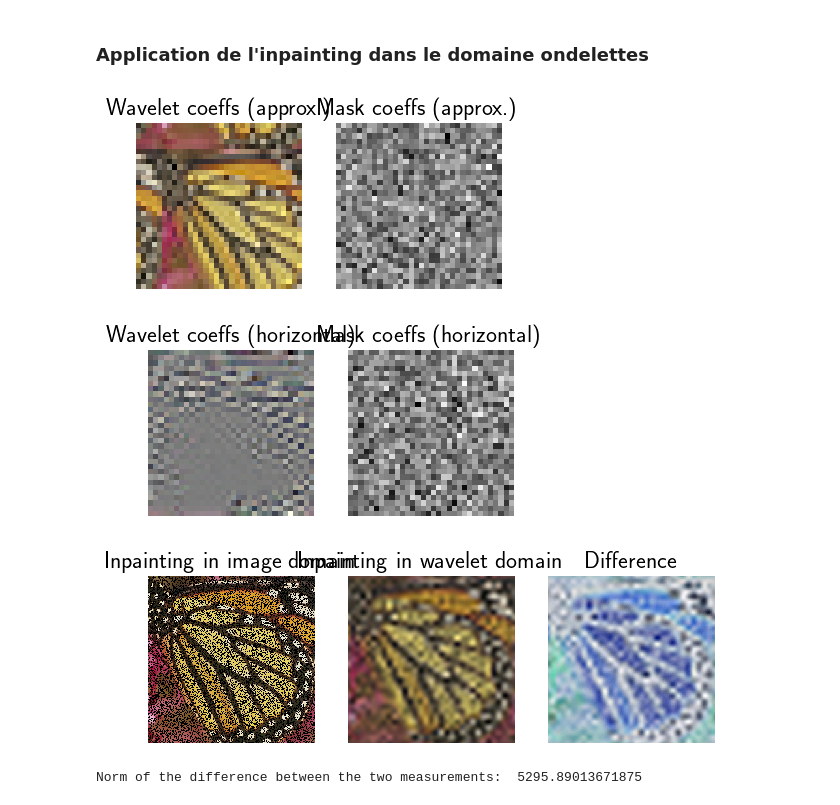
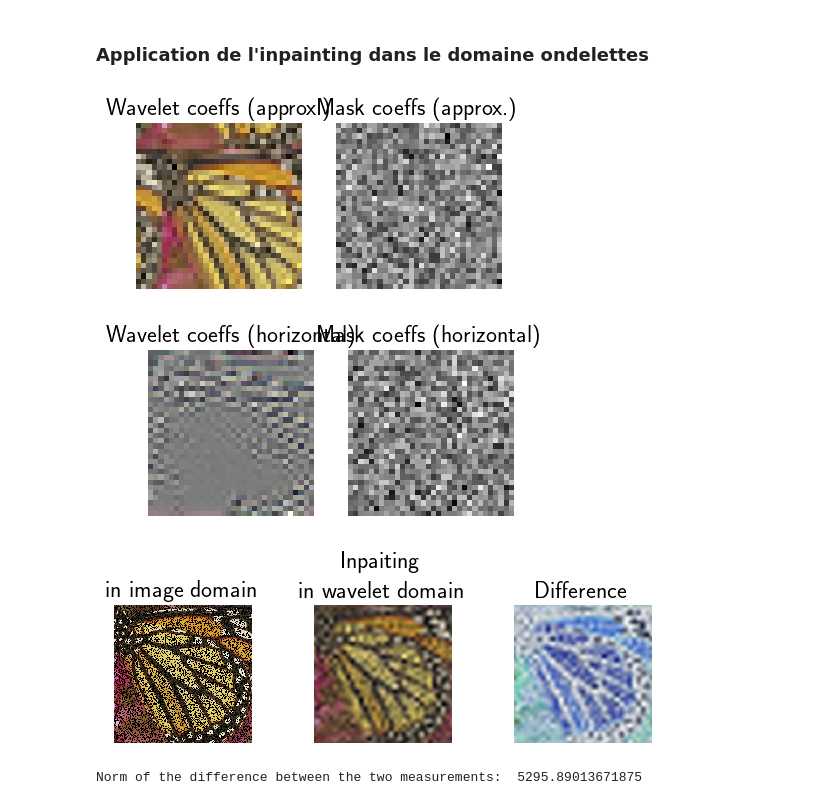
Before and after one commit to laugaguillaume/IMLFISTA, a Jupyter notebook: notebooks/coarse_inpainting.ipynb, the cells around one changed output. Cells and saved outputs as stored; diff of their text form; code cells hidden in the pictures.

```diff
--- a/notebooks/coarse_inpainting.ipynb
+++ b/notebooks/coarse_inpainting.ipynb
@@ -80,33 +80,33 @@ mask_wavelet = wavelet_numpy_to_torch(pywt.wavedec2(mask.cpu().numpy(), wavelet=
 # Visualisation de quelques coefficients
 dinv.utils.plot([x_wavelet[0], mask_wavelet[0]], titles=['Wavelet coeffs (approx.)', 'Mask coeffs (approx.)'], tight=False)
 dinv.utils.plot([x_wavelet[1][0], mask_wavelet[1][0]], titles=['Wavelet coeffs (horizontal)', 'Mask coeffs (horizontal)'], tight=False)
 
 # Définition et application de l'opérateur linéaire à l'échelle la plus grossière
 coarse_physics = dinv.physics.Inpainting(img_size=x_wavelet[0].shape[1:], mask=mask_wavelet[0], device=device)#, noise_model=noise_model)
 y_wavelet = [coarse_physics(x_wavelet[0])]
 
 # Définitions et applications de l'inpainting dans le domaine des ondelettes pour les détails
 for i in range(1, len(x_wavelet)):
     details_tuple = tuple(
         dinv.physics.Inpainting(
             img_size=x_wavelet[i][j].shape[1:],
             mask=mask_wavelet[i][j],
             device=device,
             #noise_model=noise_model
         )(x_wavelet[i][j])
         for j in range(3)
     )
     y_wavelet.append(details_tuple)
 
 # Reconstruire l'observation depuis les coefficients d'ondelettes mesurés
 y_recon = pywt.waverec2(y_wavelet, wavelet='db8', mode='periodization')
 y_recon = torch.tensor(y_recon, device=device)
 
 # Affichage des résultats
-dinv.utils.plot([y, y_recon, y-y_recon], titles=['Inpainting in image domain', 'Inpainting in wavelet domain', 'Difference'], tight=False)
+dinv.utils.plot([y, y_recon, y-y_recon], titles=['in image domain', 'in wavelet domain', 'Difference'], tight=False, suptitle='Inpaiting')
 print("Norm of the difference between the two measurements: ", torch.norm(y - y_recon).item())
 # %% [output]
 [figure]
 [figure]
-[figure, old version]
+[figure, new version]
 Norm of the difference between the two measurements:  5295.89013671875
```
Also changed, not shown: 3 other files.
